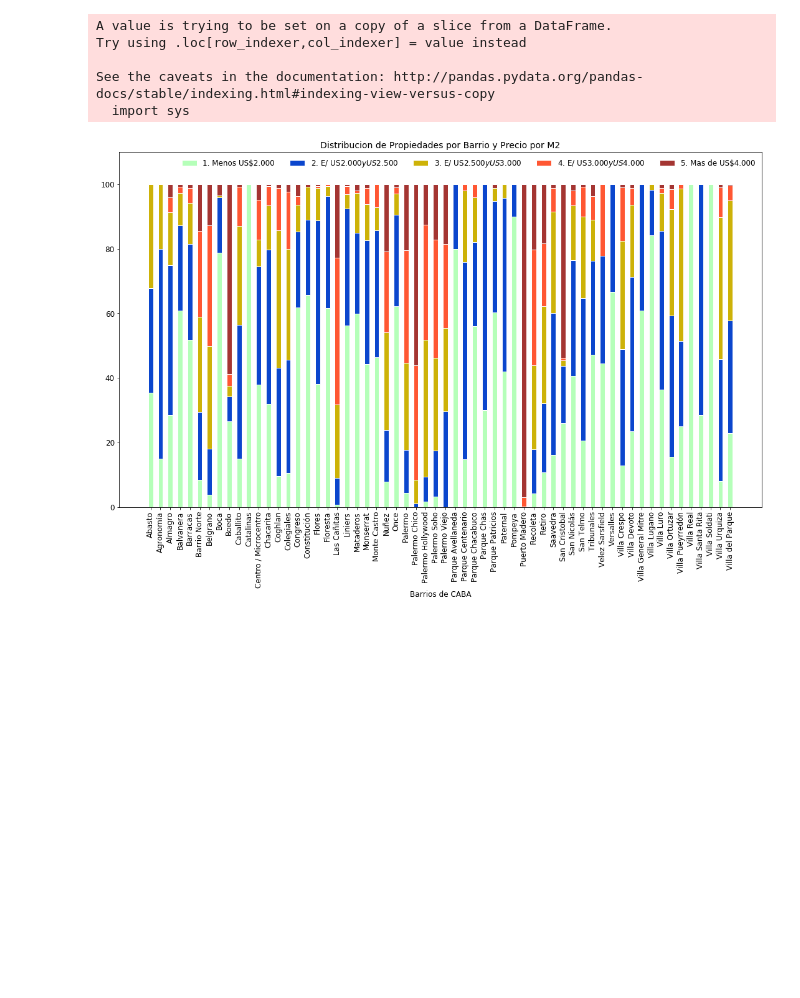
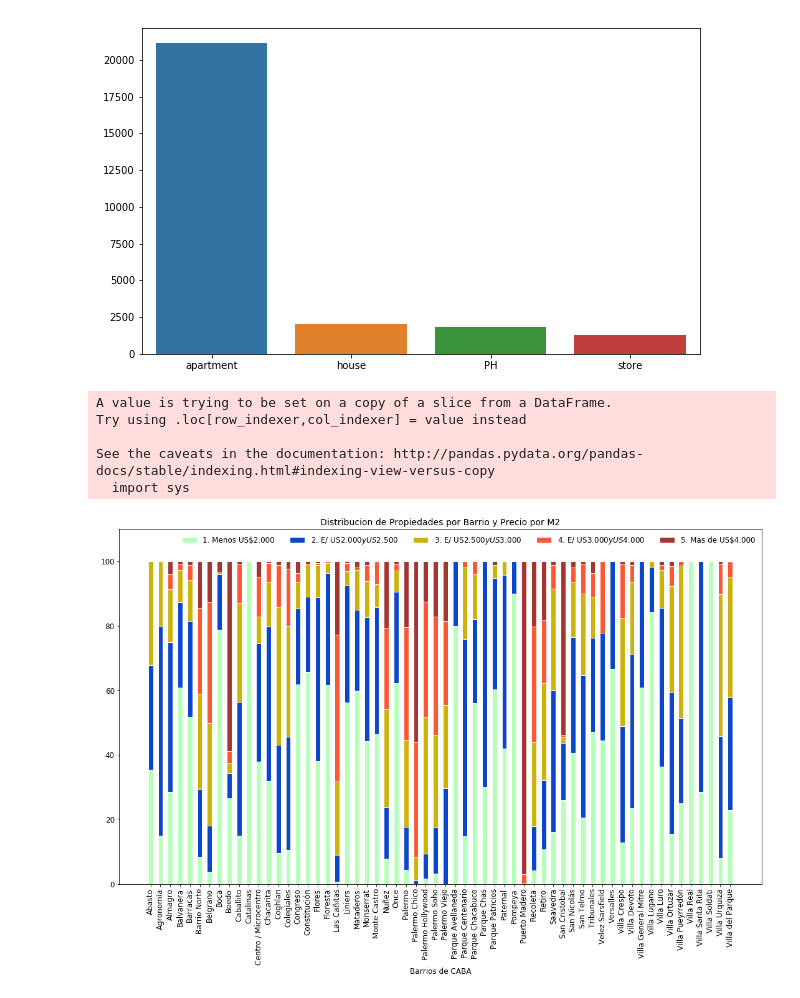
Before and after one commit to GabrielCasal/Digital_House, a Jupyter notebook: TP-Graficos.ipynb, the cells around one changed output. Cells and saved outputs as stored; diff of their text form; code cells hidden in the pictures; blank space fills up the shorter version.

```diff
--- a/TP-Graficos.ipynb
+++ b/TP-Graficos.ipynb
@@ -17,3 +34,16 @@ data = pd.read_csv("./DATA/properattilimpio.csv")
+# %%
+# Cantidad de datos por tipo de propiedad (barras) - Juan
+
+# Creo dummies para cada provincia en una serie y las ordeno
+dummy = pd.get_dummies(data.TIPO_PROPIEDAD[data['PROVINCIA'] == 'Capital Federal'])
+tipo_propiedad = dummy.sum().sort_values(ascending = False)
+tipo_propiedad
+
+# Gráfico
+plt.figure(figsize = (10,6))
+graph = sns.barplot(tipo_propiedad.index, tipo_propiedad.values)
+# %% [output]
+[figure, added]
 # %%
 # m2 vs U$S (dispersión)
 # %%
```
Also changed, not shown: parts of 3 cells of this notebook, 1 other file.
